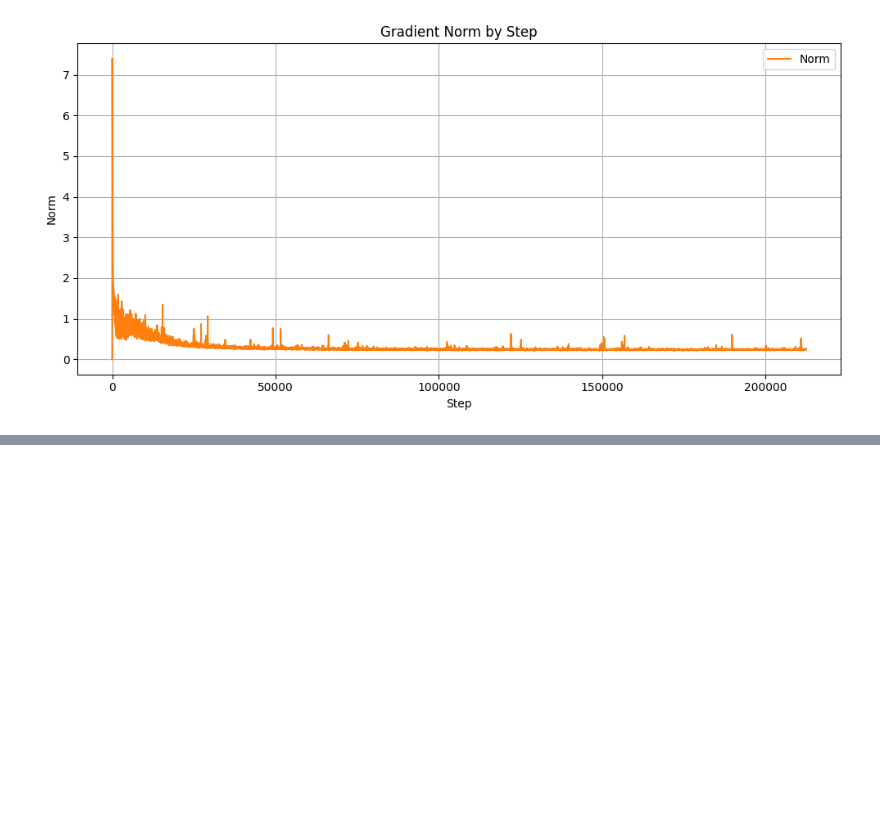
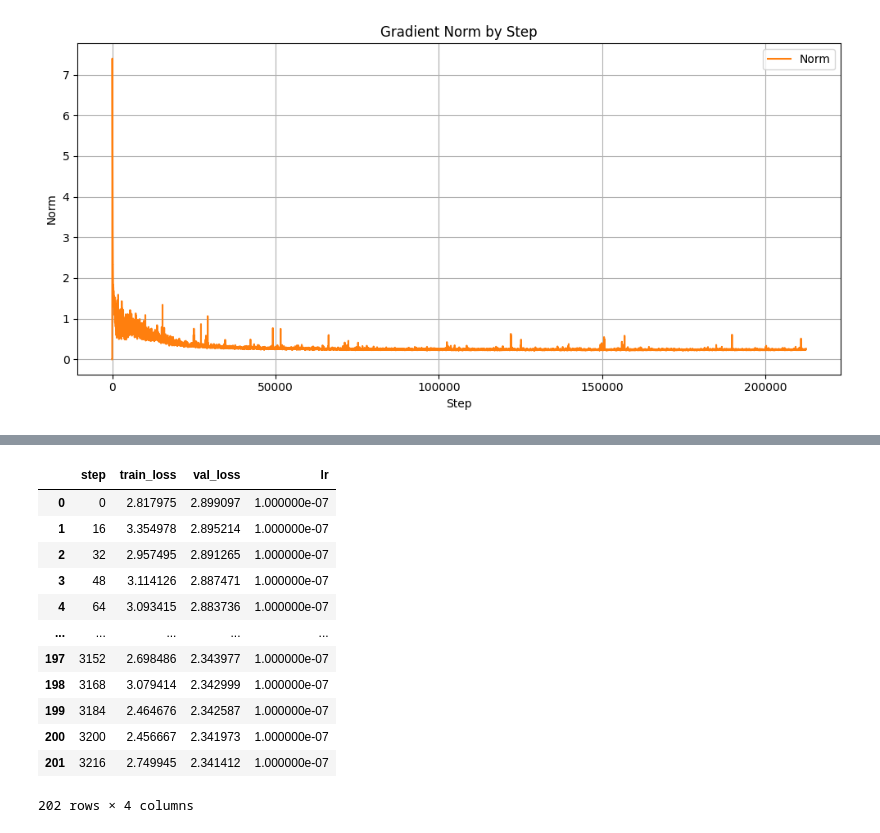
Before and after one commit to feljost/fgpt, a Jupyter notebook: report/code/visualize.ipynb, the cells around one changed output, grey strips where cells are left out. Cells and saved outputs as stored; diff of their text form; code cells hidden in the pictures; blank space fills up the shorter version.

Commit message:
working on instruction finetuning. WIP commit

```diff
--- a/report/code/visualize.ipynb
+++ b/report/code/visualize.ipynb
@@ -106,0 +205,21 @@ plt.show()
+# %%
+# Load the contents
+with open("../../logs/training_log.jsonl", "r") as f:
+    train_instruct = [json.loads(line) for line in f]
+
+df_instruct = pd.DataFrame(train_instruct)
+df_instruct
+# %% [output]
+|  | step | train_loss | val_loss | lr |
+| 0 | 0 | 2.817975 | 2.899097 | 1.000000e-07 |
+| 1 | 16 | 3.354978 | 2.895214 | 1.000000e-07 |
+| 2 | 32 | 2.957495 | 2.891265 | 1.000000e-07 |
+| 3 | 48 | 3.114126 | 2.887471 | 1.000000e-07 |
+| 4 | 64 | 3.093415 | 2.883736 | 1.000000e-07 |
+| ... | ... | ... | ... | ... |
+| 197 | 3152 | 2.698486 | 2.343977 | 1.000000e-07 |
+| 198 | 3168 | 3.079414 | 2.342999 | 1.000000e-07 |
+| 199 | 3184 | 2.464676 | 2.342587 | 1.000000e-07 |
+| 200 | 3200 | 2.456667 | 2.341973 | 1.000000e-07 |
+| 201 | 3216 | 2.749945 | 2.341412 | 1.000000e-07 |
+202 rows × 4 columns
```
Also changed, not shown: parts of 3 cells of this notebook, 13 other files.
